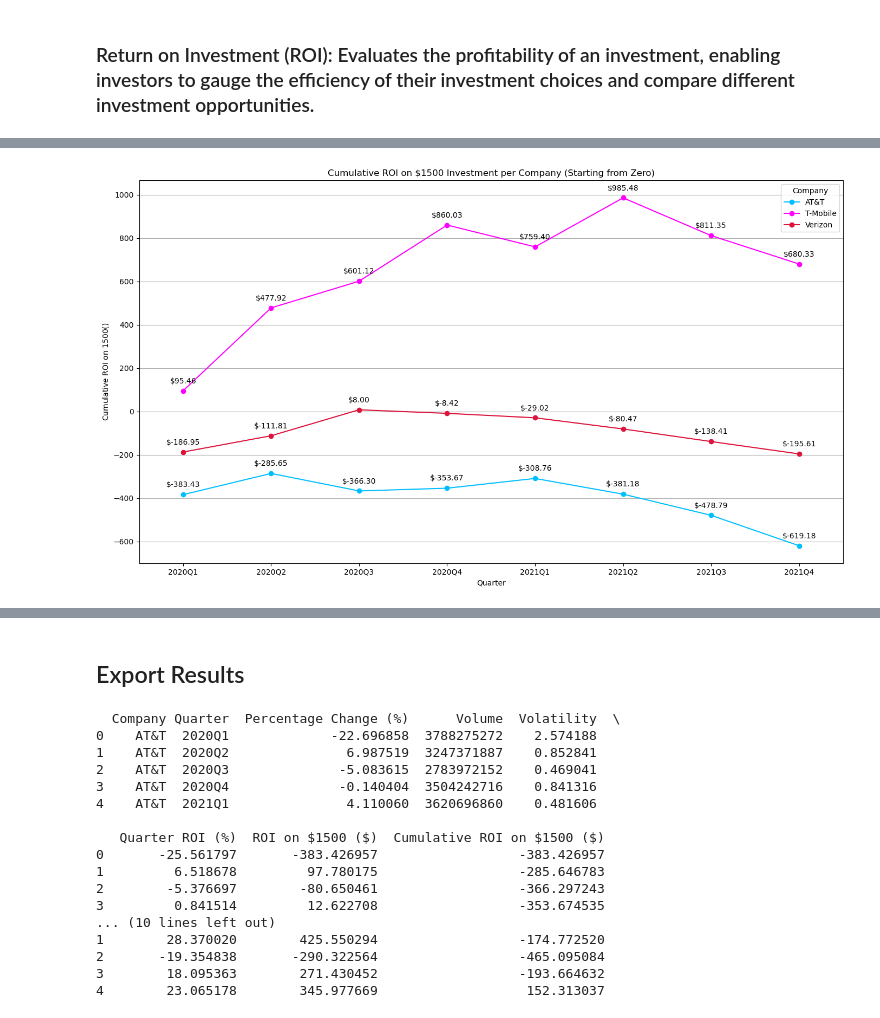
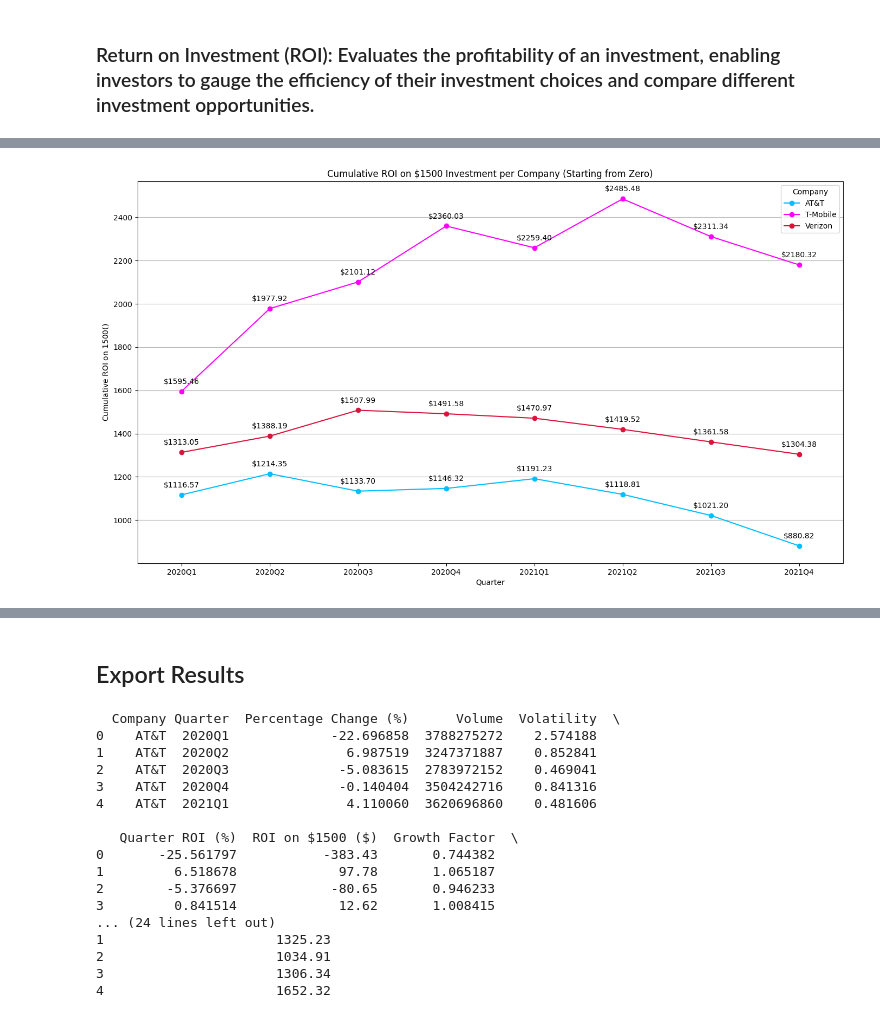
Before and after one commit to juanbracho/UT_Module16, a Jupyter notebook: data/Project_Stock_Analysis.ipynb, the cells around one changed output, grey strips where cells are left out. Saved outputs shown, nothing was run; the diff lists cells and outputs as text; code cells hidden in the pictures.

```diff
--- a/data/Project_Stock_Analysis.ipynb
+++ b/data/Project_Stock_Analysis.ipynb
@@ -529,26 +529,23 @@ def oil_roi(group):
     opening_price = group.iloc[0]['Open']
     closing_price = group.iloc[-1]['Close']
     roi_percentage = ((closing_price - opening_price) / opening_price) * 100
+    roi_on_1500 = round((roi_percentage / 100) * 1500, 2)
+    growth_factor = 1 + (roi_percentage / 100)
     return pd.Series({
         'Quarter ROI (%)': roi_percentage,
-        'ROI on $1500 ($)': (roi_percentage / 100) * 1500
+        'ROI on $1500 ($)': roi_on_1500,
+        'Growth Factor': growth_factor
     })
 
 # Apply the ROI calculation to each company for each quarter
 cumulative_oil_roi = filtered_oil_data.groupby(['Company', 'Quarter']).apply(oil_roi).reset_index()
 
 # Initialize cumulative ROI with zero
-initial_investment = pd.DataFrame({
-    'Company': initial_prices.index,
-    'Quarter': '0',
-    'Quarter ROI (%)': 0,
-    'ROI on $1500 ($)': 0,
-    'Cumulative ROI on $1500 ($)': 0
-})
+initial_investment = 1500
 
 # Ensure that the cumulative ROI starts from zero for each company
-cumulative_oil_roi['Cumulative ROI on $1500 ($)'] = cumulative_oil_roi.groupby('Company')['ROI on $1500 ($)'].cumsum()
-cumulative_oil_roi = pd.concat([initial_investment, cumulative_oil_roi], ignore_index=True).sort_values(by=['Company', 'Quarter'])
+cumulative_oil_roi['Cumulative ROI on $1500 ($)'] = round(cumulative_oil_roi.groupby('Company')['ROI on $1500 ($)'].cumsum() + initial_investment, 2)
+# cumulative_oil_roi = pd.concat([initial_investment, cumulative_oil_roi], ignore_index=True).sort_values(by=['Company', 'Quarter'])
 
 # Convert the 'Quarter' column to string
 cumulative_oil_roi['Quarter'] = cumulative_oil_roi['Quarter'].astype(str)
@@ -614,32 +611,29 @@ cumulative_oil_roi
 # %%
 # Get the opening price on 2020-01-02 for each company (change the date if necessary)
-initial_prices_tele = filtered_tele_data[filtered_tele_data['Date'] == pd.Timestamp('2020-01-02')].set_index('Company')['Open']
+initial_prices = filtered_tele_data[filtered_tele_data['Date'] == pd.Timestamp('2020-01-02')].set_index('Company')['Open']
 
-# Calculate the ROI based on quarter opening and closing prices of the telecom Stocks Data
+# Calculate the ROI based on quarter opening and closing prices of the tele Stocks Data
 def tele_roi(group):
     opening_price = group.iloc[0]['Open']
     closing_price = group.iloc[-1]['Close']
     roi_percentage = ((closing_price - opening_price) / opening_price) * 100
+    roi_on_1500 = round((roi_percentage / 100) * 1500, 2)
+    growth_factor = 1 + (roi_percentage / 100)
     return pd.Series({
         'Quarter ROI (%)': roi_percentage,
-        'ROI on $1500 ($)': (roi_percentage / 100) * 1500
+        'ROI on $1500 ($)': roi_on_1500,
+        'Growth Factor': growth_factor
     })
 
 # Apply the ROI calculation to each company for each quarter
 cumulative_tele_roi = filtered_tele_data.groupby(['Company', 'Quarter']).apply(tele_roi).reset_index()
 
 # Initialize cumulative ROI with zero
-initial_investment = pd.DataFrame({
-    'Company': initial_prices_tele.index,
-    'Quarter': '0',
-    'Quarter ROI (%)': 0,
-    'ROI on $1500 ($)': 0,
-    'Cumulative ROI on $1500 ($)': 0
-})
+initial_investment = 1500
 
 # Ensure that the cumulative ROI starts from zero for each company
-cumulative_tele_roi['Cumulative ROI on $1500 ($)'] = cumulative_tele_roi.groupby('Company')['ROI on $1500 ($)'].cumsum()
-cumulative_tele_roi = pd.concat([initial_investment, cumulative_tele_roi], ignore_index=True).sort_values(by=['Company', 'Quarter'])
+cumulative_tele_roi['Cumulative ROI on $1500 ($)'] = round(cumulative_tele_roi.groupby('Company')['ROI on $1500 ($)'].cumsum() + initial_investment, 2)
+# cumulative_tele_roi = pd.concat([initial_investment, cumulative_tele_roi], ignore_index=True).sort_values(by=['Company', 'Quarter'])
 
 # Convert the 'Quarter' column to string
 cumulative_tele_roi['Quarter'] = cumulative_tele_roi['Quarter'].astype(str)
@@ -651,33 +645,37 @@ cumulative_tele_roi = cumulative_tele_roi[cumulative_tele_roi['Quarter'] != '0']
 plt.figure(figsize=(14, 8))
 
 for company in cumulative_tele_roi['Company'].unique():
     company_data = cumulative_tele_roi[cumulative_tele_roi['Company'] == company]
     plt.plot(company_data['Quarter'].astype(str), company_data['Cumulative ROI on $1500 ($)'], marker='o', label=company, color=tele_colors[company])
 
     # Annotate each point with the Y value
     for i, row in company_data.iterrows():
-        plt.annotate(f"${row['Cumulative ROI on $1500 ($)']:.2f}", (row['Quarter'], row['Cumulative ROI on $1500 ($)']), textcoords="offset points",
-                     xytext=(0, 10), ha='center')
+        if company == 'Chevron' and row['Quarter'] == '2020Q1':
+            plt.annotate(f"${row['Cumulative ROI on $1500 ($)']:.2f}", (row['Quarter'], row['Cumulative ROI on $1500 ($)']), textcoords="offset points",
+                         xytext=(0, -15), ha='center')  # Lower the annotation for Chevron in Q1
+        else:
+            plt.annotate(f"${row['Cumulative ROI on $1500 ($)']:.2f}", (row['Quarter'], row['Cumulative ROI on $1500 ($)']), textcoords="offset points",
+                         xytext=(0, 10), ha='center')
 
 # Plot visual formatting.
 # Define the x-tick positions and labels
 xticks_positions = range(len(cumulative_tele_roi['Quarter'].unique()))
 xticks_labels = cumulative_tele_roi['Quarter'].unique()
 
 plt.xticks(xticks_positions, xticks_labels)
 
 # Set x-axis limits to include space before the first quarter
 plt.xlim(left=-0.5, right=len(xticks_positions)-0.5)
 
 plt.title('Cumulative ROI on $1500 Investment per Company (Starting from Zero)')
 plt.xlabel('Quarter')
 plt.ylabel('Cumulative ROI on $1500 ($)')
 plt.legend(title='Company')
 plt.grid(True, axis='y')  # Horizontal grid lines only
 plt.tight_layout()
 plt.savefig('outputs/tele_roi.png')
 plt.show()
 
 cumulative_tele_roi
 # %% [output]
-[figure, old version]
+[figure, new version]
@@ -755,16 +753,16 @@ print(results_oil.head())
 3    AT&T  2020Q4              -0.140404  3504242716    0.841316
 4    AT&T  2021Q1               4.110060  3620696860    0.481606
 
-   Quarter ROI (%)  ROI on $1500 ($)  Cumulative ROI on $1500 ($)
-0       -25.561797       -383.426957                  -383.426957
-1         6.518678         97.780175                  -285.646783
-2        -5.376697        -80.650461                  -366.297243
-3         0.841514         12.622708                  -353.674535
-... (10 lines left out)
-1        28.370020        425.550294                  -174.772520
-2       -19.354838       -290.322564                  -465.095084
-3        18.095363        271.430452                  -193.664632
-4        23.065178        345.977669                   152.313037
+   Quarter ROI (%)  ROI on $1500 ($)  Growth Factor  \
+0       -25.561797           -383.43       0.744382
+1         6.518678             97.78       1.065187
+2        -5.376697            -80.65       0.946233
+3         0.841514             12.62       1.008415
+... (24 lines left out)
+1                      1325.23
+2                      1034.91
+3                      1306.34
+4                      1652.32
 # %%
 # Combine the filtered oil and telecom data
 combined_filtered_data = pd.concat([filtered_oil_data, filtered_tele_data], ignore_index=True)
```
Also changed, not shown: parts of 6 cells of this notebook, 34 other files.
